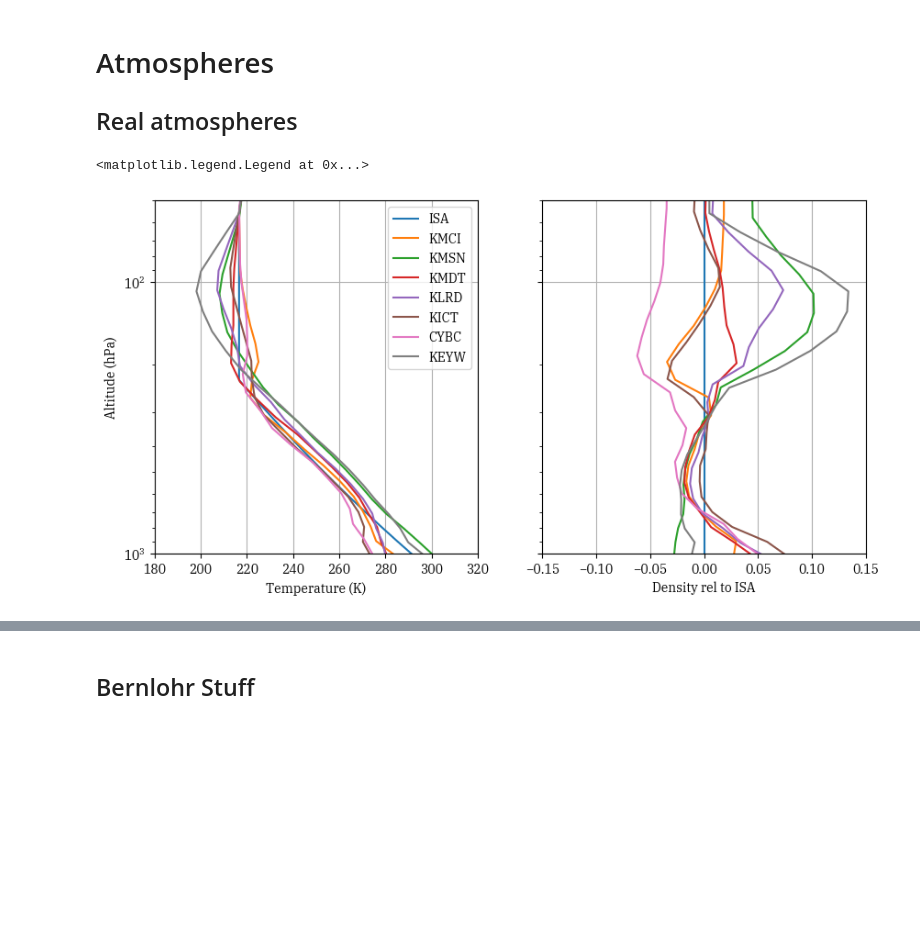
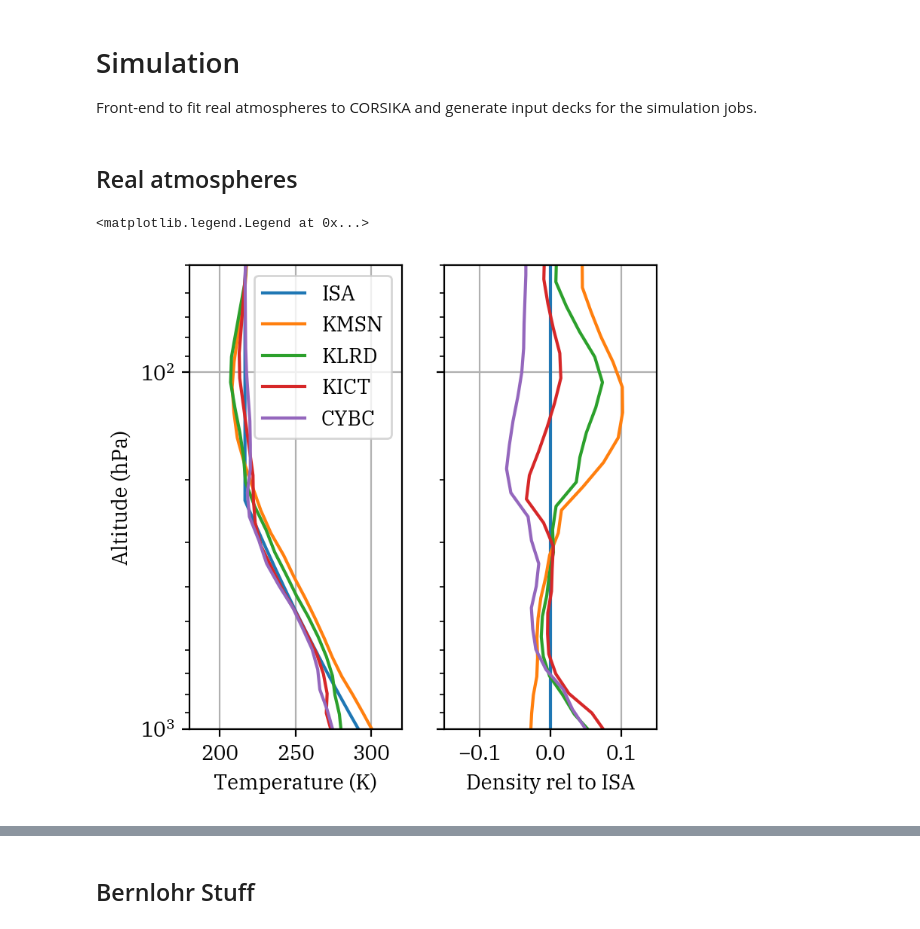
Before and after one commit to navigationis/corsicast, a Jupyter notebook: corsika_test.ipynb, the cells around one changed output, grey strips where cells are left out. Cells and saved outputs as stored; diff of their text form; code cells hidden in the pictures; blank space fills up the shorter version.

```diff
--- a/corsika_test.ipynb
+++ b/corsika_test.ipynb
@@ -9,10 +9,9 @@ import datetime
 import sys
 
 #logging.basicConfig(format='%(levelname)s:%(message)s', level=logging.ERROR)
-# %% [markdown]
-# Atmospheres
-
-## Real atmospheres
+# %% [markdown]
+# Simulation
+Front-end to fit real atmospheres to CORSIKA and generate input decks for the simulation jobs.
 # %%
 def InspectModelFit(h, model, cor, title=None):
     fig = plt.figure(figsize=(8,3))
@@ -30,6 +29,8 @@ def InspectModelFit(h, model, cor, title=None):
     ax1.set_ylabel('Altitude (m)')
     ax1.set_xlabel('Temperature (K)')
     ax2.set_xlabel('$P_m/P_\mathrm{ISA} - 1$')
+# %% [markdown]
+## Real atmospheres
 # %%
 class FFAtmosphere(corsika.Atmosphere):
     """
@@ -98,26 +99,34 @@ atms = (
      "Key West, FL Nov 28 2023 0300Z",
      FFAtmosphere(h=h, alt=3, temp=24., inHg=30.08, wa=np.array((
          17, 14, 10, 4, 0, -6, -11, -18, -25, -32, -39,
-         -47, -55, -61, -67, -71, -74, -76))))
-    )
+         -47, -55, -61, -67, -71, -74, -76)))),
+
+    (28, "CYQT", datetime.datetime(2023, 12, 5, 17),
+     "Thunder Bay, ON Dec 05 2023 1700Z",
+     FFAtmosphere(h=h, alt=654, temp=1., inHg=30.05, wa=np.array((
+         -4, -9, -14, -19, -25, -31, -37, -43, -49, -52,
+         -52, -51, -51, -51, -51, -51, -50, -51
+     ))))
+)
 
 isa = atms[0][4]
 # %%
-fig, (axT, axD) = plt.subplots(1, 2, figsize=(10,5), sharey=True)
+fig, (axT, axD) = plt.subplots(1, 2, figsize=(4,4), dpi=200, sharey=True)
 
 axT.set_xlabel('Temperature (K)')
 axT.set_ylabel('Altitude (hPa)')
 formats = ("k-", "b")
-for bern, st_id, dt, desc, a in atms:
+for iatm in (0, 2, 4, 5, 6):
+    bern, st_id, dt, desc, a = atms[iatm]
     axT.semilogy(a.temperature(a.h), a.pressure/100, label=st_id)
 
     relD = (a.density - isa.density) / isa.density
     axD.semilogy(relD, a.pressure / 100)
     axD.set_xlim(-0.15, 0.15)
     axD.set_xlabel('Density rel to ISA')
 
 axT.axis((180, 320, 1000, 50))
 axT.legend()
 # %% [output]
 <matplotlib.legend.Legend at 0x...>
-[figure, old version]
+[figure, new version]
```
Also changed, not shown: parts of 24 cells of this notebook, 5 other files.
